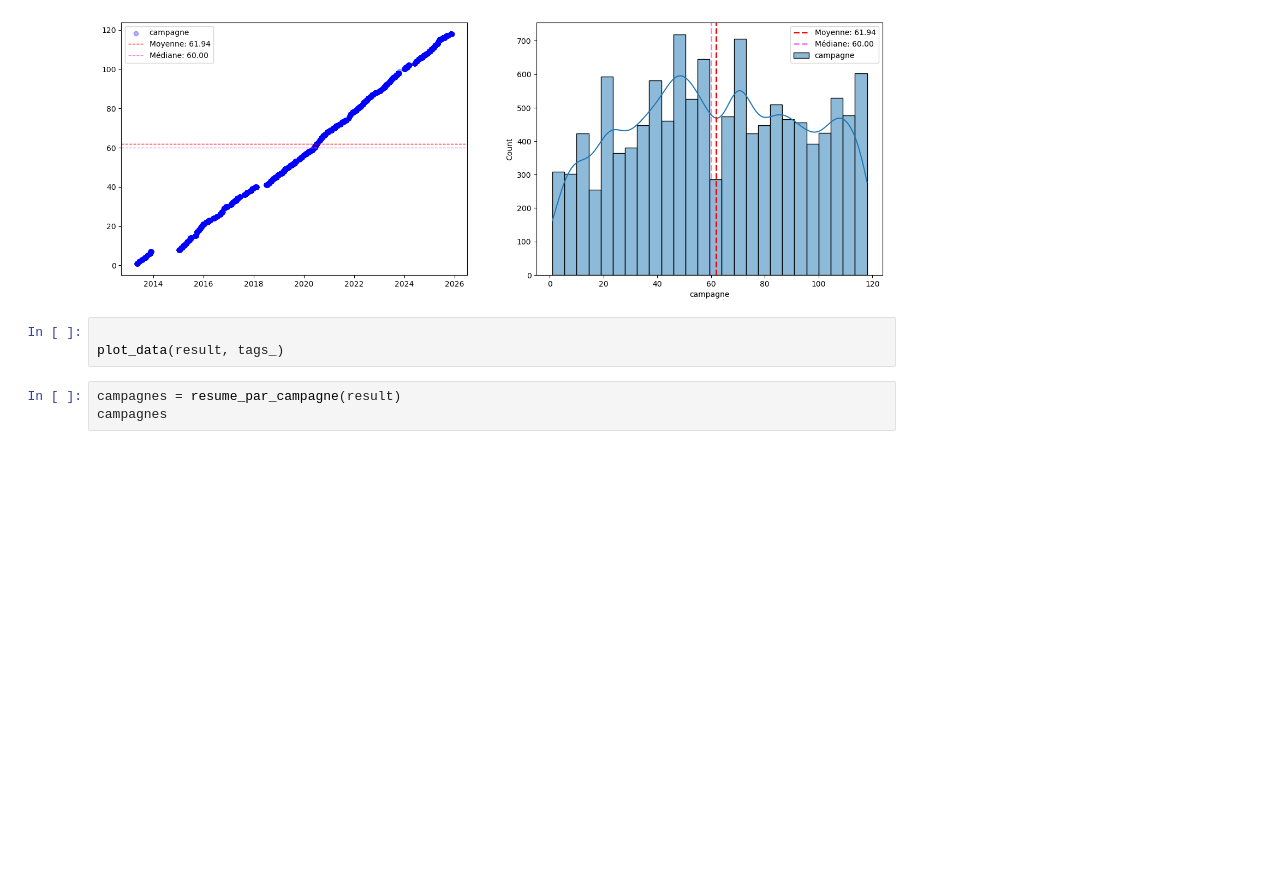
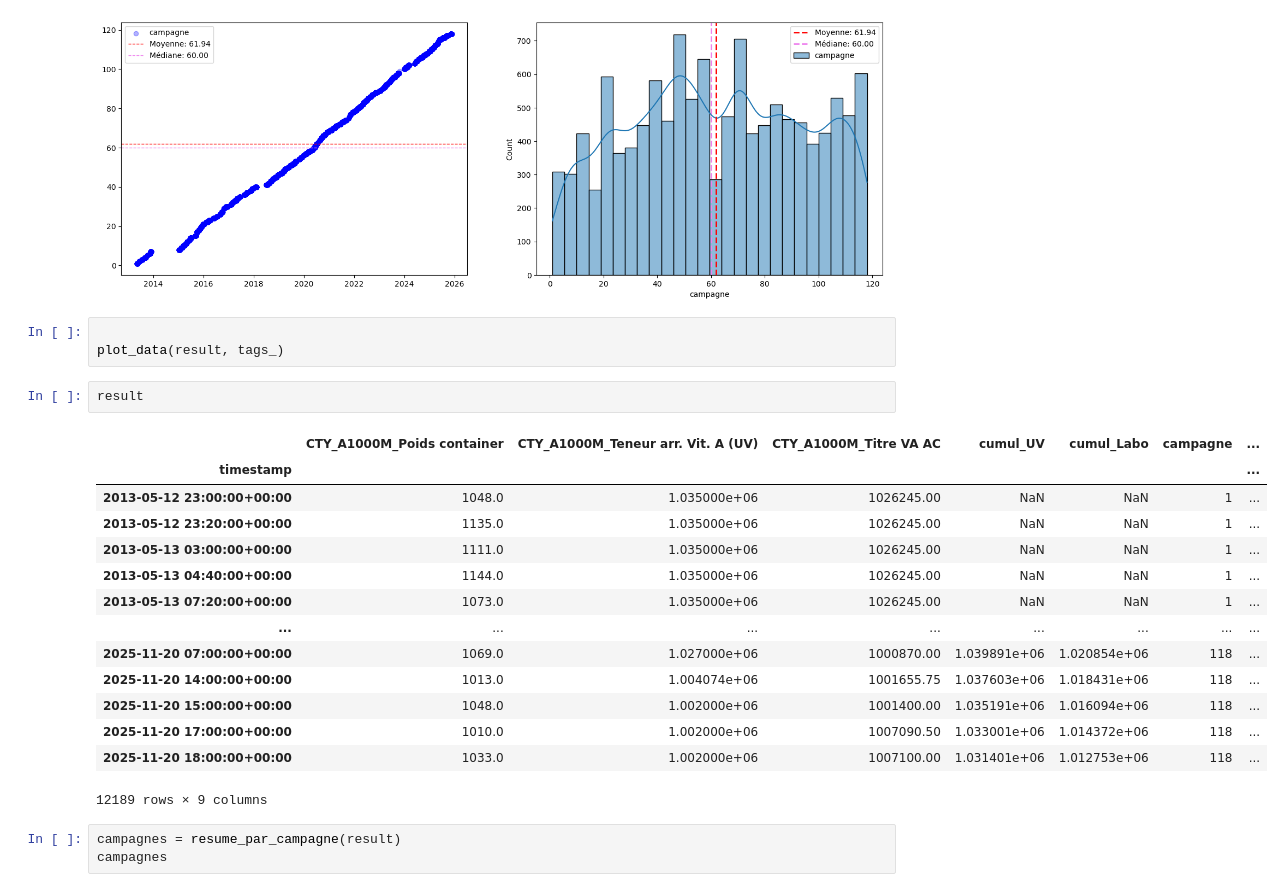
Before and after one commit to e-coucou/Machine-Learning, a Jupyter notebook: 2-OI_a/OI_Formulations.ipynb, the cells around one changed output. Saved outputs shown, nothing was run; the diff lists cells and outputs as text; blank space fills up the shorter version.

```diff
--- a/2-OI_a/OI_Formulations.ipynb
+++ b/2-OI_a/OI_Formulations.ipynb
@@ -280,6 +280,23 @@ None
 # %%
 
 plot_data(result, tags_)
+# %%
+result
+# %% [output]
+|  | CTY_A1000M_Poids container | CTY_A1000M_Teneur arr. Vit. A (UV) | CTY_A1000M_Titre VA AC | cumul_UV | cumul_Labo | campagne | ... |
+| timestamp |  |  |  |  |  |  | ... |
+| 2013-05-12 23:00:00+00:00 | 1048.0 | 1.035000e+06 | 1026245.00 | NaN | NaN | 1 | ... |
+| 2013-05-12 23:20:00+00:00 | 1135.0 | 1.035000e+06 | 1026245.00 | NaN | NaN | 1 | ... |
+| 2013-05-13 03:00:00+00:00 | 1111.0 | 1.035000e+06 | 1026245.00 | NaN | NaN | 1 | ... |
+| 2013-05-13 04:40:00+00:00 | 1144.0 | 1.035000e+06 | 1026245.00 | NaN | NaN | 1 | ... |
+| 2013-05-13 07:20:00+00:00 | 1073.0 | 1.035000e+06 | 1026245.00 | NaN | NaN | 1 | ... |
+| ... | ... | ... | ... | ... | ... | ... | ... |
+| 2025-11-20 07:00:00+00:00 | 1069.0 | 1.027000e+06 | 1000870.00 | 1.039891e+06 | 1.020854e+06 | 118 | ... |
+| 2025-11-20 14:00:00+00:00 | 1013.0 | 1.004074e+06 | 1001655.75 | 1.037603e+06 | 1.018431e+06 | 118 | ... |
+| 2025-11-20 15:00:00+00:00 | 1048.0 | 1.002000e+06 | 1001400.00 | 1.035191e+06 | 1.016094e+06 | 118 | ... |
+| 2025-11-20 17:00:00+00:00 | 1010.0 | 1.002000e+06 | 1007090.50 | 1.033001e+06 | 1.014372e+06 | 118 | ... |
+| 2025-11-20 18:00:00+00:00 | 1033.0 | 1.002000e+06 | 1007100.00 | 1.031401e+06 | 1.012753e+06 | 118 | ... |
+12189 rows × 9 columns
 # %%
 campagnes = resume_par_campagne(result)
 campagnes
```
Also changed, not shown: parts of 3 cells of this notebook.
